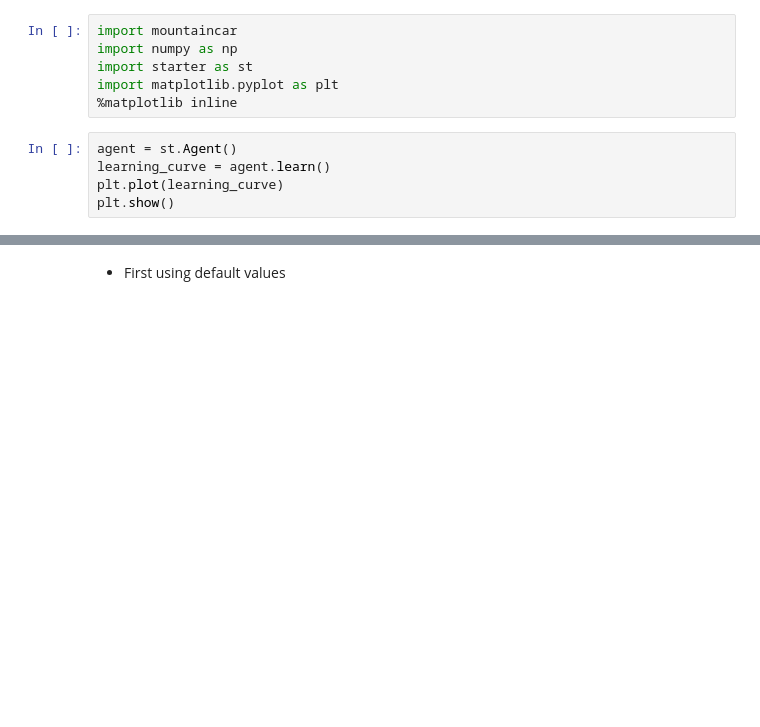
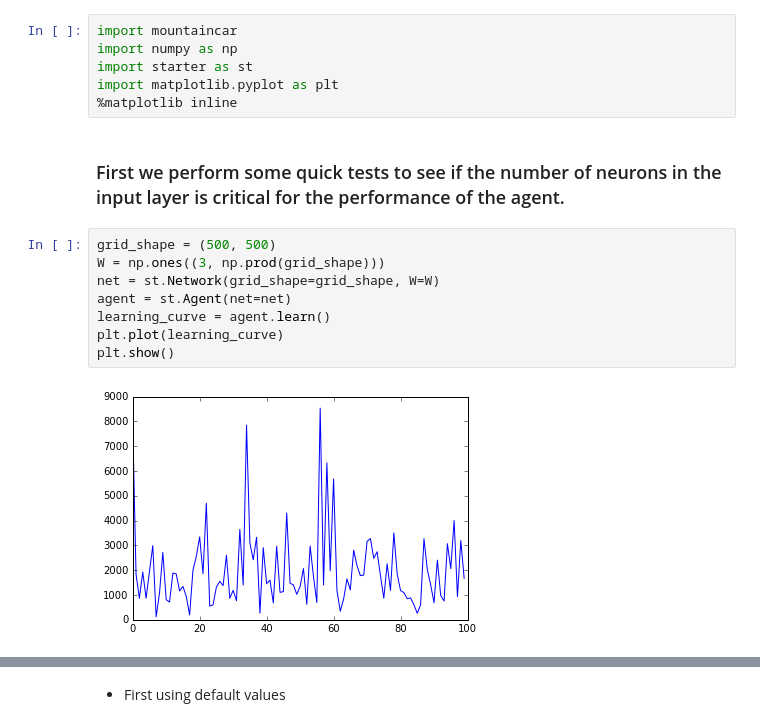
Before and after one commit to rodrigo-pena/rl-mountain-car, a Jupyter notebook: experiments.ipynb, the cells around one changed output, grey strips where cells are left out. Drawn from its saved outputs; the diff is of its cells as text; blank space fills up the shorter version.

```diff
--- a/experiments.ipynb
+++ b/experiments.ipynb
@@ -4,8 +4,15 @@ import numpy as np
 import starter as st
 import matplotlib.pyplot as plt
 %matplotlib inline
+# %% [markdown]
+### First we perform some quick tests to see if the number of neurons in the input layer is critical for the performance of the agent.
 # %%
-agent = st.Agent()
+grid_shape = (500, 500)
+W = np.ones((3, np.prod(grid_shape)))
+net = st.Network(grid_shape=grid_shape, W=W)
+agent = st.Agent(net=net)
 learning_curve = agent.learn()
 plt.plot(learning_curve)
 plt.show()
+# %% [output]
+[figure, added]
```
Also changed, not shown: parts of 30 cells of this notebook, 3 other files.
